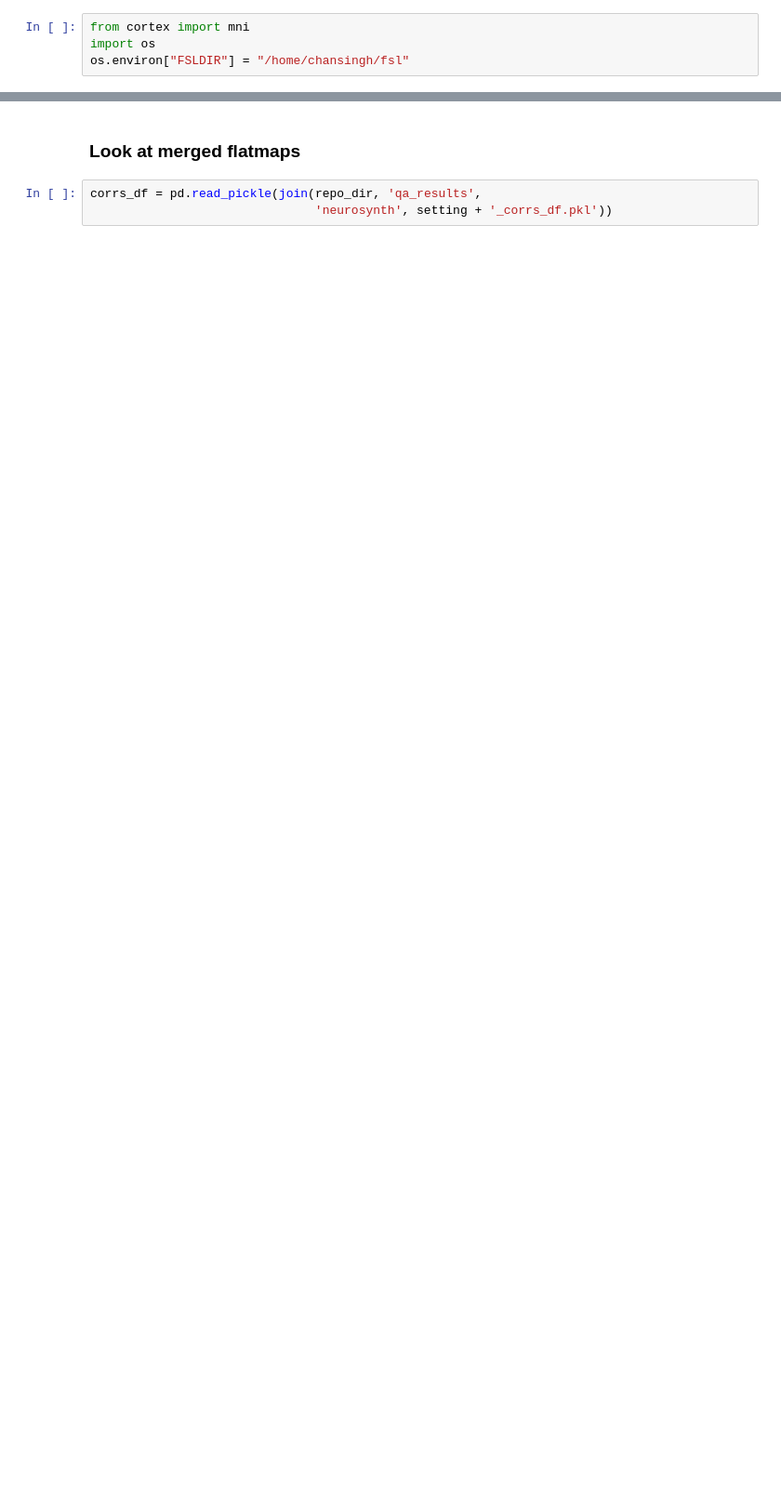
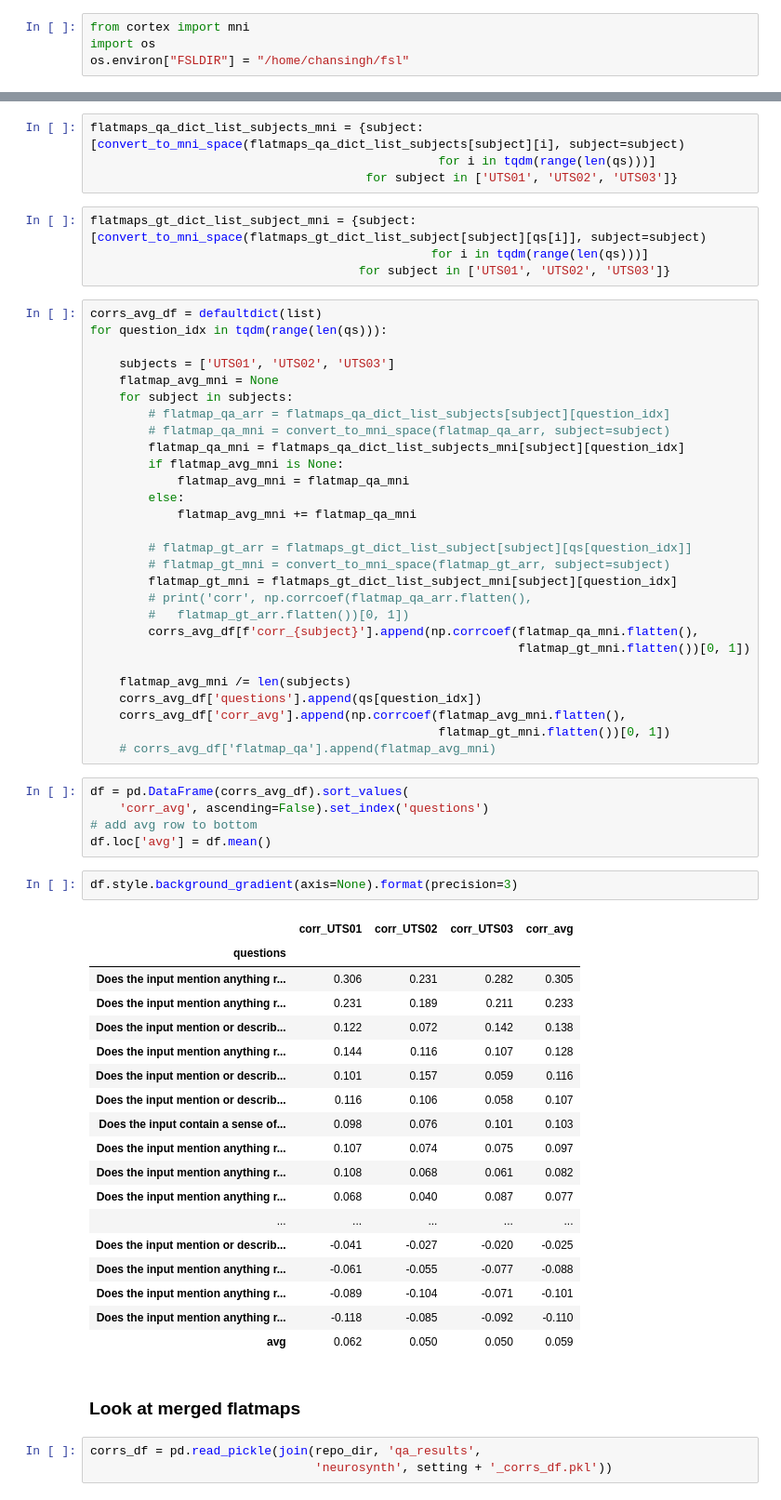
Before and after one commit to csinva/fmri, a Jupyter notebook: notebooks_gpt4/04_neurosynth_compare.ipynb, the cells around one changed output, grey strips where cells are left out. Shown at 93% size. Saved outputs shown, nothing was run; the diff lists cells and outputs as text; blank space fills up the shorter version.

```diff
--- a/notebooks_gpt4/04_neurosynth_compare.ipynb
+++ b/notebooks_gpt4/04_neurosynth_compare.ipynb
@@ -222,3 +250,65 @@ mni_data_vol = mni_data.get_fdata()  # the actual array, shape=(182,218,182)
+# %%
+flatmaps_qa_dict_list_subjects_mni = {subject: [convert_to_mni_space(flatmaps_qa_dict_list_subjects[subject][i], subject=subject)
+                                                for i in tqdm(range(len(qs)))]
+                                      for subject in ['UTS01', 'UTS02', 'UTS03']}
+# %%
+flatmaps_gt_dict_list_subject_mni = {subject: [convert_to_mni_space(flatmaps_gt_dict_list_subject[subject][qs[i]], subject=subject)
+                                               for i in tqdm(range(len(qs)))]
+                                     for subject in ['UTS01', 'UTS02', 'UTS03']}
+# %%
+corrs_avg_df = defaultdict(list)
+for question_idx in tqdm(range(len(qs))):
+
+    subjects = ['UTS01', 'UTS02', 'UTS03']
+    flatmap_avg_mni = None
+    for subject in subjects:
+        # flatmap_qa_arr = flatmaps_qa_dict_list_subjects[subject][question_idx]
+        # flatmap_qa_mni = convert_to_mni_space(flatmap_qa_arr, subject=subject)
+        flatmap_qa_mni = flatmaps_qa_dict_list_subjects_mni[subject][question_idx]
+        if flatmap_avg_mni is None:
+            flatmap_avg_mni = flatmap_qa_mni
+        else:
+            flatmap_avg_mni += flatmap_qa_mni
+
+        # flatmap_gt_arr = flatmaps_gt_dict_list_subject[subject][qs[question_idx]]
+        # flatmap_gt_mni = convert_to_mni_space(flatmap_gt_arr, subject=subject)
+        flatmap_gt_mni = flatmaps_gt_dict_list_subject_mni[subject][question_idx]
+        # print('corr', np.corrcoef(flatmap_qa_arr.flatten(),
+        #   flatmap_gt_arr.flatten())[0, 1])
+        corrs_avg_df[f'corr_{subject}'].append(np.corrcoef(flatmap_qa_mni.flatten(),
+                                                           flatmap_gt_mni.flatten())[0, 1])
+
+    flatmap_avg_mni /= len(subjects)
+    corrs_avg_df['questions'].append(qs[question_idx])
+    corrs_avg_df['corr_avg'].append(np.corrcoef(flatmap_avg_mni.flatten(),
+                                                flatmap_gt_mni.flatten())[0, 1])
+    # corrs_avg_df['flatmap_qa'].append(flatmap_avg_mni)
+# %%
+df = pd.DataFrame(corrs_avg_df).sort_values(
+    'corr_avg', ascending=False).set_index('questions')
+# add avg row to bottom
+df.loc['avg'] = df.mean()
+# %%
+df.style.background_gradient(axis=None).format(precision=3)
+# %% [output]
+|  | corr_UTS01 | corr_UTS02 | corr_UTS03 | corr_avg |
+| questions |  |  |  |  |
+| Does the input mention anything r... | 0.306 | 0.231 | 0.282 | 0.305 |
+| Does the input mention anything r... | 0.231 | 0.189 | 0.211 | 0.233 |
+| Does the input mention or describ... | 0.122 | 0.072 | 0.142 | 0.138 |
+| Does the input mention anything r... | 0.144 | 0.116 | 0.107 | 0.128 |
+| Does the input mention or describ... | 0.101 | 0.157 | 0.059 | 0.116 |
+| Does the input mention or describ... | 0.116 | 0.106 | 0.058 | 0.107 |
+| Does the input contain a sense of... | 0.098 | 0.076 | 0.101 | 0.103 |
+| Does the input mention anything r... | 0.107 | 0.074 | 0.075 | 0.097 |
+| Does the input mention anything r... | 0.108 | 0.068 | 0.061 | 0.082 |
+| Does the input mention anything r... | 0.068 | 0.040 | 0.087 | 0.077 |
+| ... | ... | ... | ... | ... |
+| Does the input mention or describ... | -0.041 | -0.027 | -0.020 | -0.025 |
+| Does the input mention anything r... | -0.061 | -0.055 | -0.077 | -0.088 |
+| Does the input mention anything r... | -0.089 | -0.104 | -0.071 | -0.101 |
+| Does the input mention anything r... | -0.118 | -0.085 | -0.092 | -0.110 |
+| avg | 0.062 | 0.050 | 0.050 | 0.059 |
 # %% [markdown]
 ### Look at merged flatmaps
 # %%
```
Also changed, not shown: parts of 12 cells of this notebook, 2 other files.
